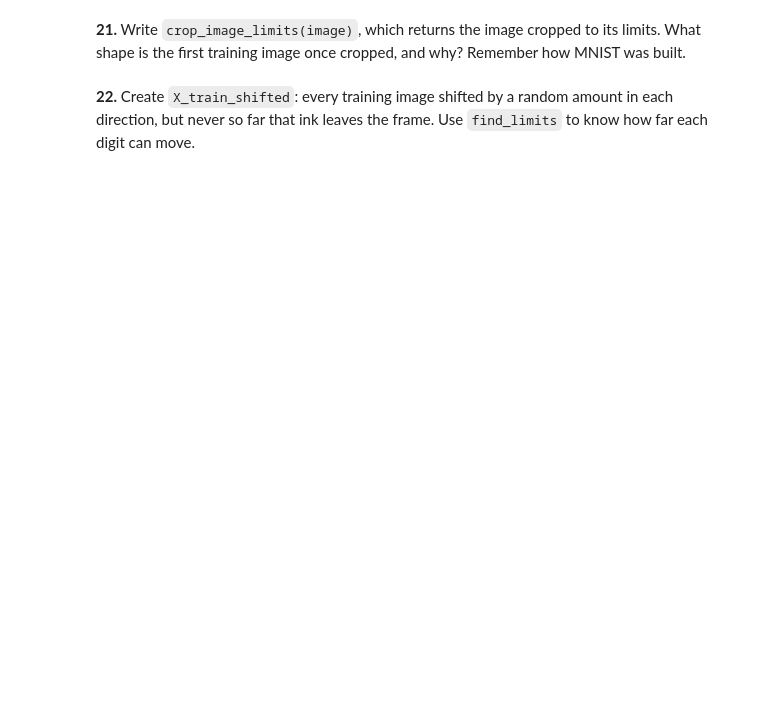
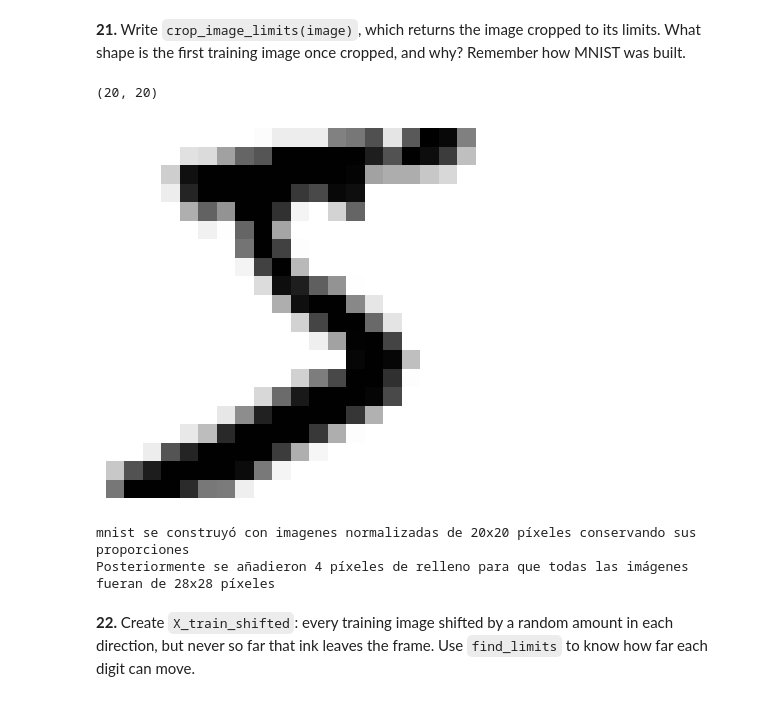
Before and after one commit to markomorko/numpy-mnist, a Jupyter notebook: mnist_numpy.ipynb, the cells around one changed output. Drawn from its saved outputs; the diff is of its cells as text; code cells hidden in the pictures; blank space fills up the shorter version.

```diff
--- a/mnist_numpy.ipynb
+++ b/mnist_numpy.ipynb
@@ -507,4 +540,23 @@ Arriba 10 píxeles
 # %% [markdown]
 **21.** Write `crop_image_limits(image)`, which returns the image cropped to its limits. What shape is the first training image once cropped, and why? Remember how MNIST was built.
+# %%
+def crop_image_limits(image):
+    top, bottom, left, right = find_limits(image)
+
+    return image[top:bottom+1, left:right+1]
+
+cropped = crop_image_limits(X_train[0])
+
+print(cropped.shape)
+plot_image(cropped)
+
+print("mnist se construyó con imagenes normalizadas de 20x20 píxeles conservando sus proporciones")
+print("Posteriormente se añadieron 4 píxeles de relleno para que "
+"todas las imágenes fueran de 28x28 píxeles")
+# %% [output]
+(20, 20)
+[figure, added]
+mnist se construyó con imagenes normalizadas de 20x20 píxeles conservando sus proporciones
+Posteriormente se añadieron 4 píxeles de relleno para que todas las imágenes fueran de 28x28 píxeles
 # %% [markdown]
 **22.** Create `X_train_shifted`: every training image shifted by a random amount in each direction, but never so far that ink leaves the frame. Use `find_limits` to know how far each digit can move.
```
Also changed, not shown: parts of 5 cells of this notebook, 1 other file.
